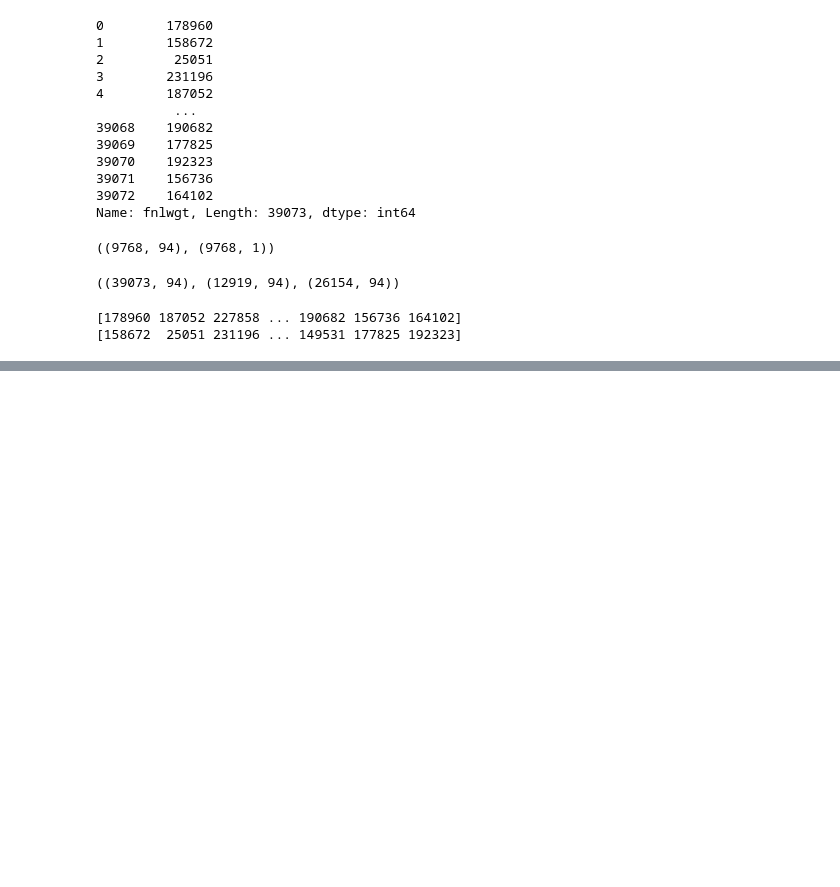
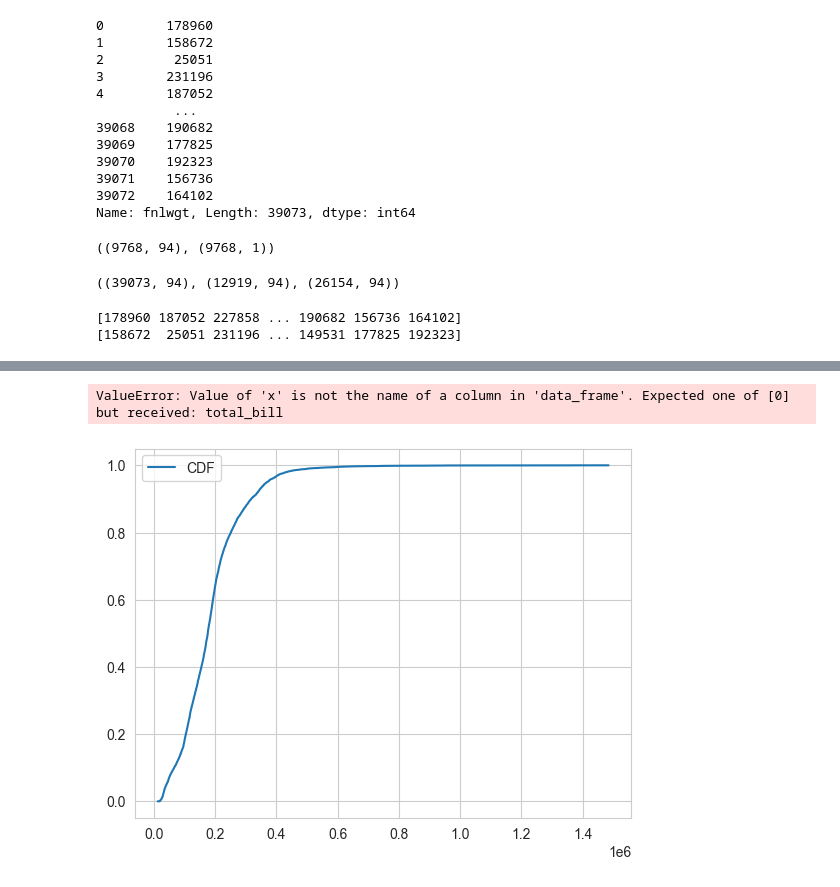
Before and after one commit to ai-r-ia/federated_learning_adult_dataset, a Jupyter notebook: data_fairer.ipynb, the cells around one changed output, grey strips where cells are left out. Cells and saved outputs as stored; diff of their text form; code cells hidden in the pictures; blank space fills up the shorter version.

```diff
--- a/data_fairer.ipynb
+++ b/data_fairer.ipynb
@@ -135,0 +117,17 @@ Successfully installed seaborn-0.12.2
+# %%
+import plotly.express as px
+df = fnlwgt_female
+fig = px.ecdf(df, x="total_bill")
+fig.show()
+# %% [output]
+ValueError: Value of 'x' is not the name of a column in 'data_frame'. Expected one of [0] but received: total_bill
+# %%
+
+count, bins_count = np.histogram(fnlwgt_female, bins=1000000)
+pdf = count / sum(count)
+cdf = np.cumsum(pdf)
+plt.plot(bins_count[1:], cdf, label="CDF")
+plt.legend()
+plt.show()
+# %% [output]
+[figure, added]
```
Also changed, not shown: parts of 12 cells of this notebook.
